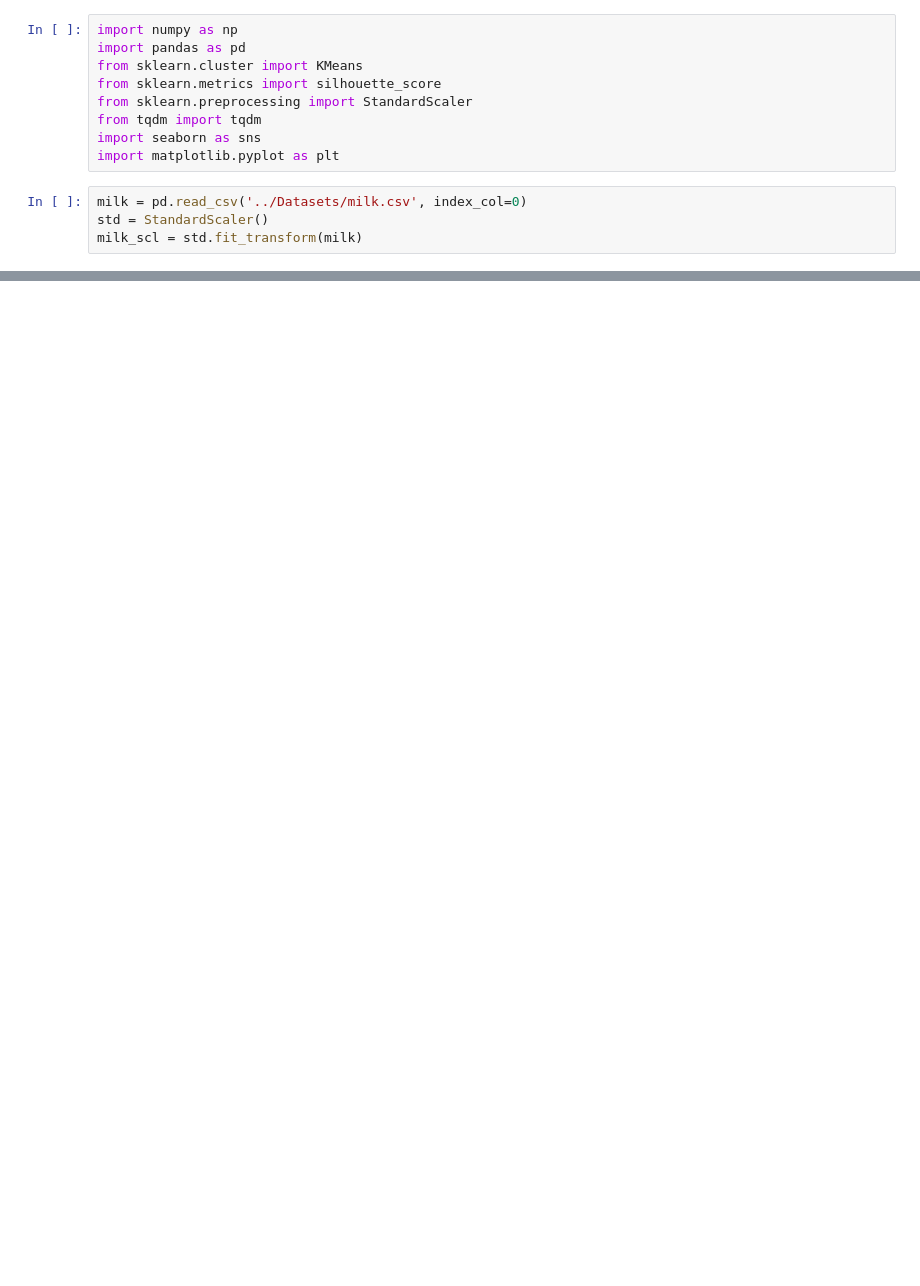
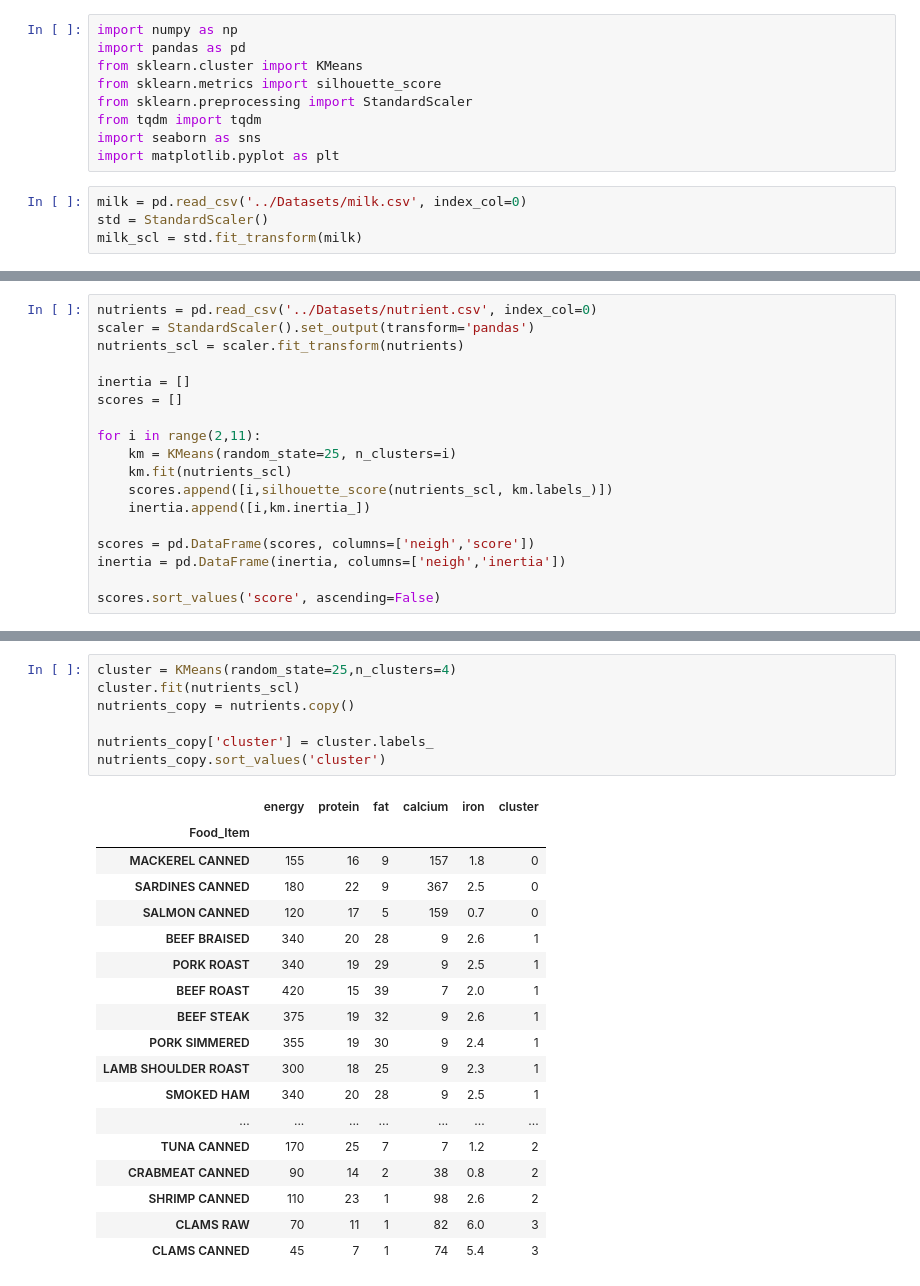
Before and after one commit to DAI-ai-code/Machine-Learning, a Jupyter notebook: day9/3_kmean.ipynb, the cells around one changed output, grey strips where cells are left out. Saved outputs shown, nothing was run; the diff lists cells and outputs as text; blank space fills up the shorter version.

```diff
--- a/day9/3_kmean.ipynb
+++ b/day9/3_kmean.ipynb
@@ -45,0 +116,18 @@ plt.show()
+# %%
+nutrients = pd.read_csv('../Datasets/nutrient.csv', index_col=0)
+scaler = StandardScaler().set_output(transform='pandas')
+nutrients_scl = scaler.fit_transform(nutrients)
+
+inertia = []
+scores = []
+
+for i in range(2,11):
+    km = KMeans(random_state=25, n_clusters=i)
+    km.fit(nutrients_scl)
+    scores.append([i,silhouette_score(nutrients_scl, km.labels_)])
+    inertia.append([i,km.inertia_])
+
+scores = pd.DataFrame(scores, columns=['neigh','score'])
+inertia = pd.DataFrame(inertia, columns=['neigh','inertia'])
+
+scores.sort_values('score', ascending=False)
@@ -45,0 +145,26 @@ plt.show()
+# %%
+cluster = KMeans(random_state=25,n_clusters=4)
+cluster.fit(nutrients_scl)
+nutrients_copy = nutrients.copy()
+
+nutrients_copy['cluster'] = cluster.labels_
+nutrients_copy.sort_values('cluster')
+# %% [output]
+|  | energy | protein | fat | calcium | iron | cluster |
+| Food_Item |  |  |  |  |  |  |
+| MACKEREL CANNED | 155 | 16 | 9 | 157 | 1.8 | 0 |
+| SARDINES CANNED | 180 | 22 | 9 | 367 | 2.5 | 0 |
+| SALMON CANNED | 120 | 17 | 5 | 159 | 0.7 | 0 |
+| BEEF BRAISED | 340 | 20 | 28 | 9 | 2.6 | 1 |
+| PORK ROAST | 340 | 19 | 29 | 9 | 2.5 | 1 |
+| BEEF ROAST | 420 | 15 | 39 | 7 | 2.0 | 1 |
+| BEEF STEAK | 375 | 19 | 32 | 9 | 2.6 | 1 |
+| PORK SIMMERED | 355 | 19 | 30 | 9 | 2.4 | 1 |
+| LAMB SHOULDER ROAST | 300 | 18 | 25 | 9 | 2.3 | 1 |
+| SMOKED HAM | 340 | 20 | 28 | 9 | 2.5 | 1 |
+| ... | ... | ... | ... | ... | ... | ... |
+| TUNA CANNED | 170 | 25 | 7 | 7 | 1.2 | 2 |
+| CRABMEAT CANNED | 90 | 14 | 2 | 38 | 0.8 | 2 |
+| SHRIMP CANNED | 110 | 23 | 1 | 98 | 2.6 | 2 |
+| CLAMS RAW | 70 | 11 | 1 | 82 | 6.0 | 3 |
+| CLAMS CANNED | 45 | 7 | 1 | 74 | 5.4 | 3 |
```
Also changed, not shown: parts of 11 cells of this notebook, 1 other file.
